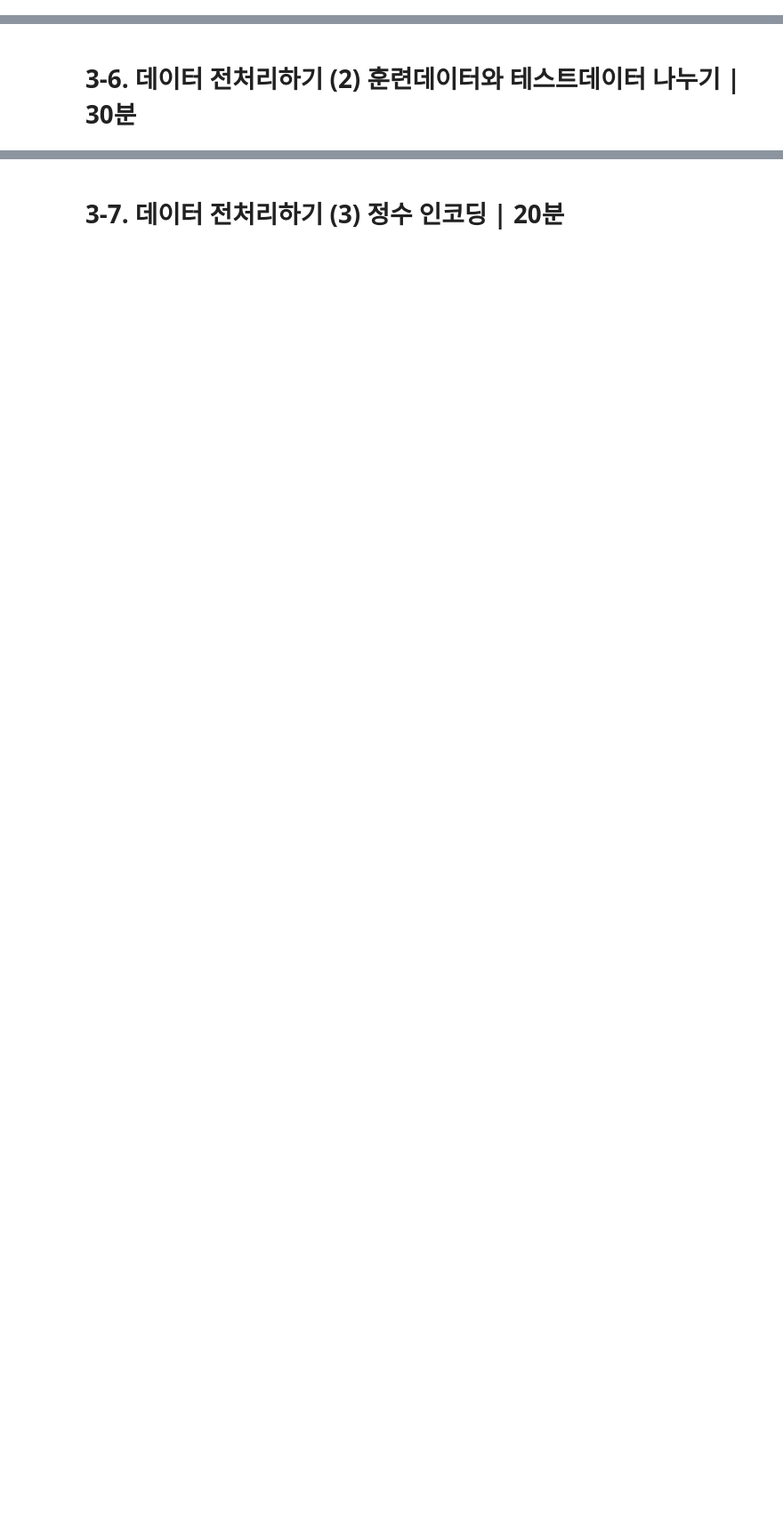
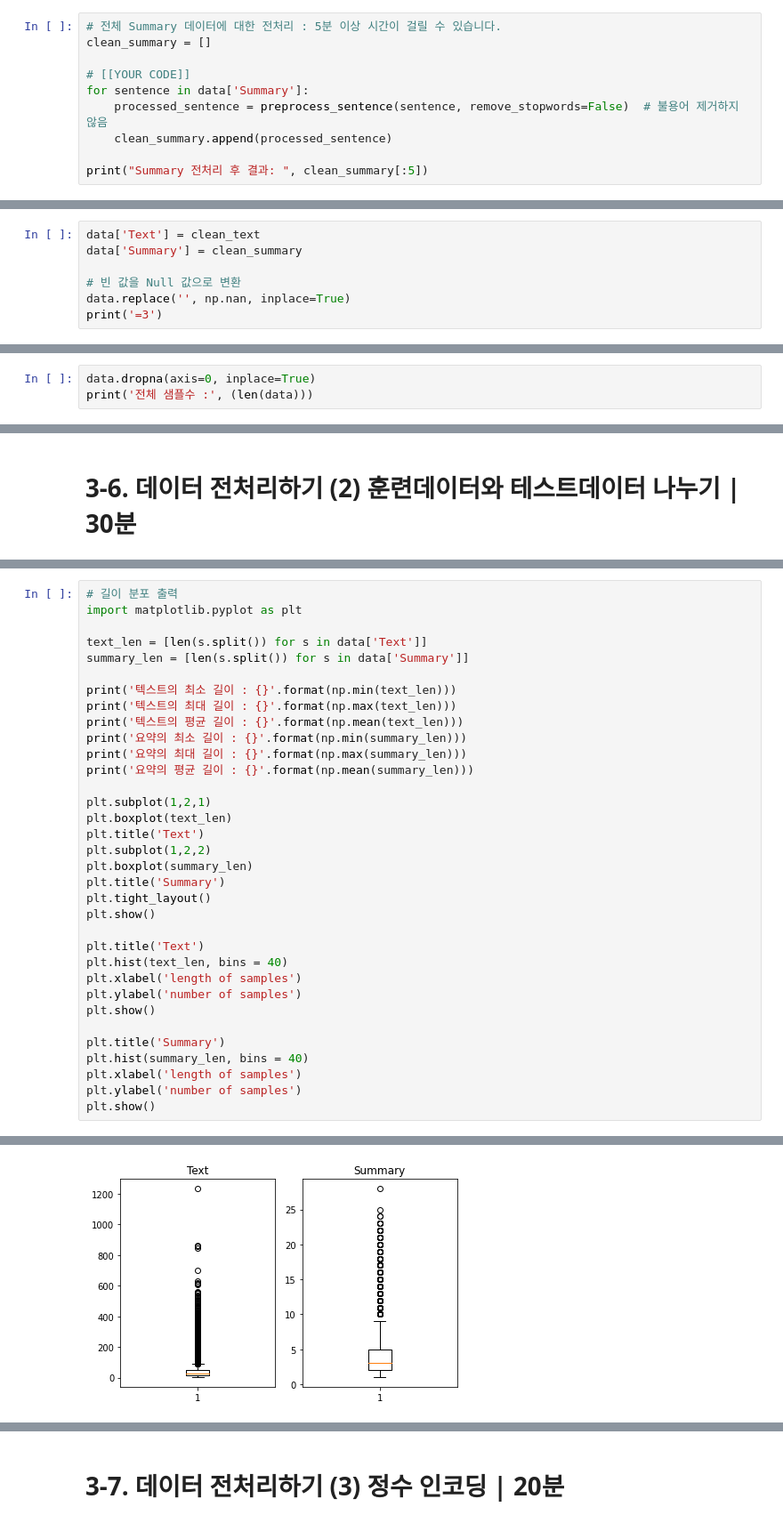
Before and after one commit to JUD210/exploration_02, a Jupyter notebook: ipynb_files/ex02_news_summarization.ipynb, the cells around one changed output, grey strips where cells are left out. Shown at 89% size. Cells and saved outputs as stored; diff of their text form; blank space fills up the shorter version.

```diff
--- a/ipynb_files/ex02_news_summarization.ipynb
+++ b/ipynb_files/ex02_news_summarization.ipynb
@@ -12,0 +225,10 @@
+# %%
+# 전체 Summary 데이터에 대한 전처리 : 5분 이상 시간이 걸릴 수 있습니다.
+clean_summary = []
+
+# [[YOUR CODE]]
+for sentence in data['Summary']:
+    processed_sentence = preprocess_sentence(sentence, remove_stopwords=False)  # 불용어 제거하지 않음
+    clean_summary.append(processed_sentence)
+
+print("Summary 전처리 후 결과: ", clean_summary[:5])
@@ -12,0 +241,7 @@
+# %%
+data['Text'] = clean_text
+data['Summary'] = clean_summary
+
+# 빈 값을 Null 값으로 변환
+data.replace('', np.nan, inplace=True)
+print('=3')
@@ -12,0 +269,3 @@
+# %%
+data.dropna(axis=0, inplace=True)
+print('전체 샘플수 :', (len(data)))
@@ -14,0 +278,35 @@
+# %%
+# 길이 분포 출력
+import matplotlib.pyplot as plt
+
+text_len = [len(s.split()) for s in data['Text']]
+summary_len = [len(s.split()) for s in data['Summary']]
+
+print('텍스트의 최소 길이 : {}'.format(np.min(text_len)))
+print('텍스트의 최대 길이 : {}'.format(np.max(text_len)))
+print('텍스트의 평균 길이 : {}'.format(np.mean(text_len)))
+print('요약의 최소 길이 : {}'.format(np.min(summary_len)))
+print('요약의 최대 길이 : {}'.format(np.max(summary_len)))
+print('요약의 평균 길이 : {}'.format(np.mean(summary_len)))
+
+plt.subplot(1,2,1)
+plt.boxplot(text_len)
+plt.title('Text')
+plt.subplot(1,2,2)
+plt.boxplot(summary_len)
+plt.title('Summary')
+plt.tight_layout()
+plt.show()
+
+plt.title('Text')
+plt.hist(text_len, bins = 40)
+plt.xlabel('length of samples')
+plt.ylabel('number of samples')
+plt.show()
+
+plt.title('Summary')
+plt.hist(summary_len, bins = 40)
+plt.xlabel('length of samples')
+plt.ylabel('number of samples')
+plt.show()
+# %% [output]
@@ -14,0 +319 @@
+[figure, added]
```
Also changed, not shown: parts of 95 cells of this notebook.
